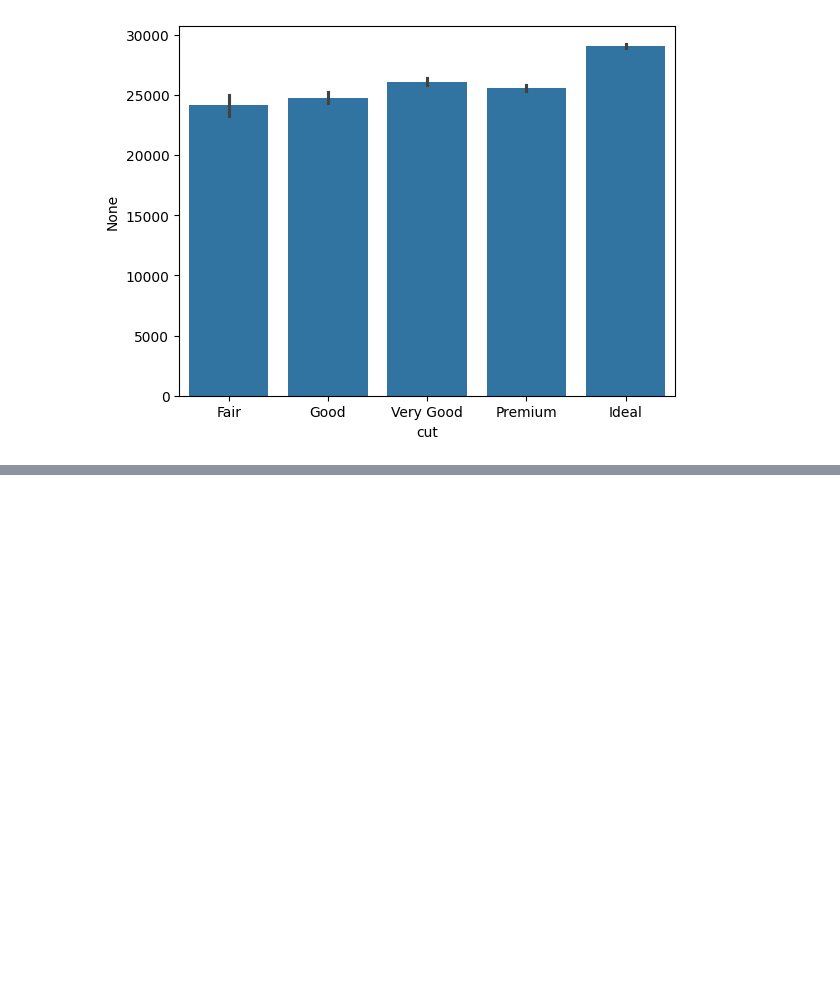
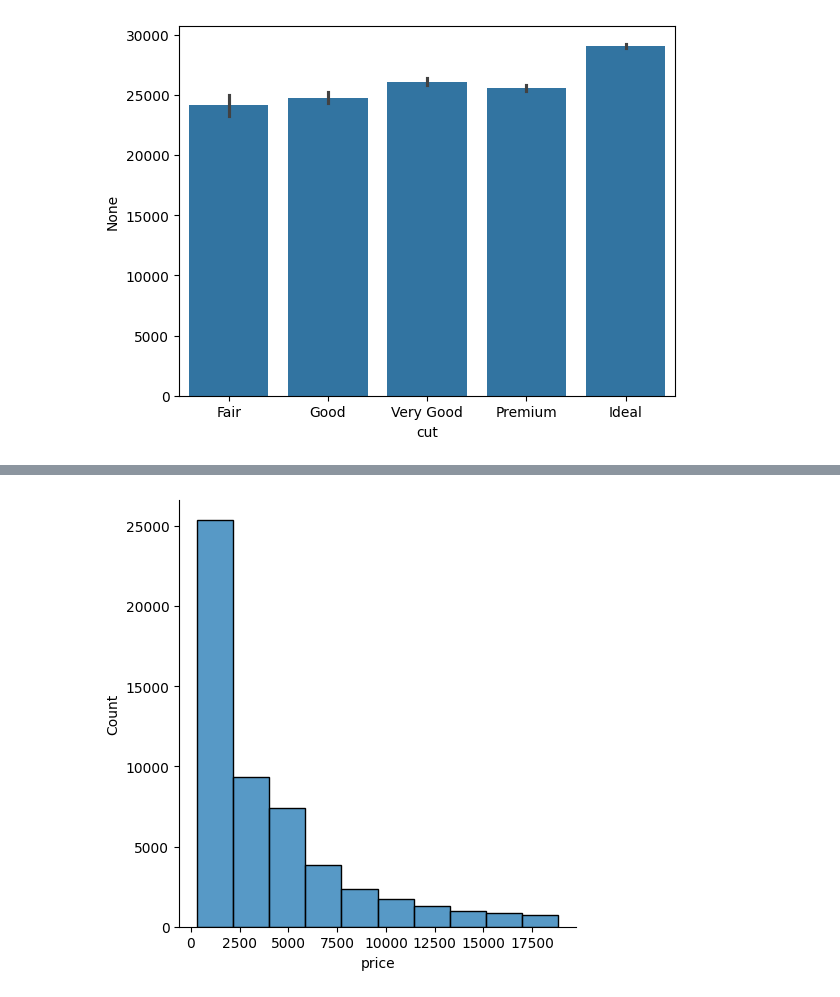
Before and after one commit to aliakbiyik/VeriGorsellestirme, a Jupyter notebook: DagilimGrafikleri.ipynb, the cells around one changed output, grey strips where cells are left out. Drawn from its saved outputs; the diff is of its cells as text; code cells hidden in the pictures; blank space fills up the shorter version.

```diff
--- a/DagilimGrafikleri.ipynb
+++ b/DagilimGrafikleri.ipynb
@@ -163,0 +227,4 @@ sns.barplot(x = "cut" , y = df.cut.index , data=df);
+# %%
+sns.displot(df,x="price", bins=10,kde=False );
+# %% [output]
+[figure, added]
```
Also changed, not shown: parts of 16 cells of this notebook.
